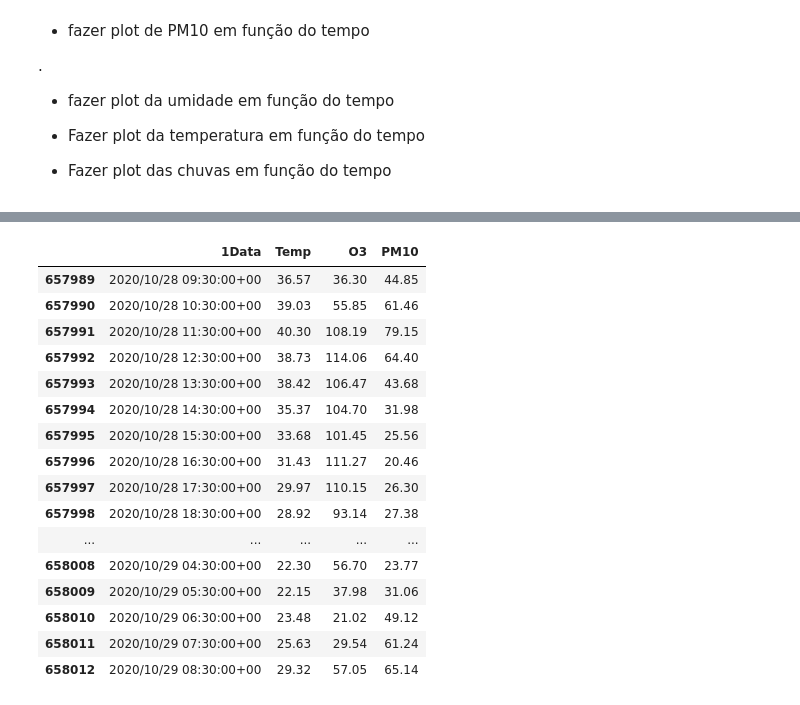
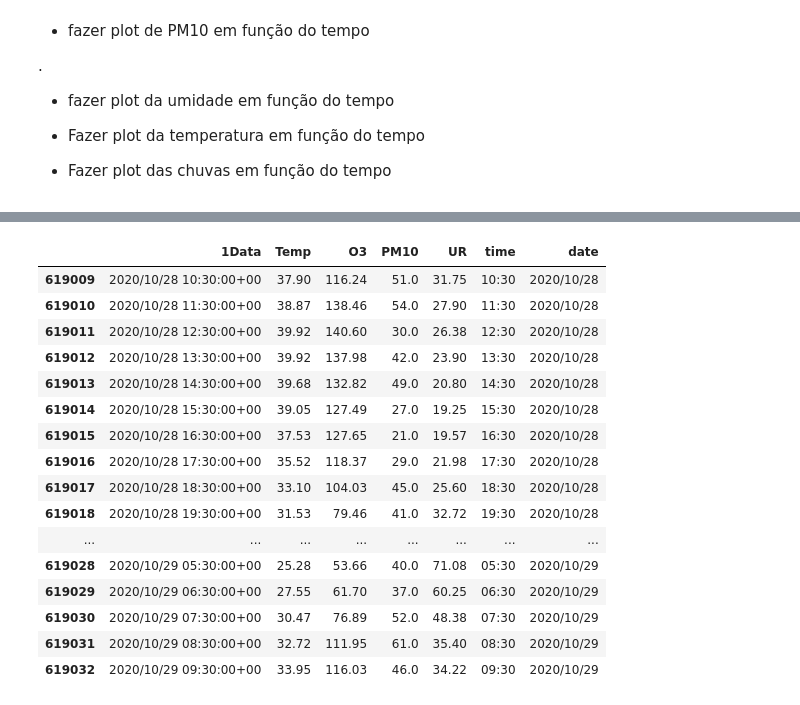
Before and after one commit to KeithFabre/analytica-process, a Jupyter notebook: data_analysis/analysis_pt_br.ipynb, the cells around one changed output, grey strips where cells are left out. Saved outputs shown, nothing was run; the diff lists cells and outputs as text; code cells hidden in the pictures.

```diff
--- a/data_analysis/analysis_pt_br.ipynb
+++ b/data_analysis/analysis_pt_br.ipynb
@@ -129,18 +96,18 @@ tijuca
 # %%
 def getTime(date_time):
     r = '[0-9]{2}:[0-9]{2}'
-    time = re.match(r, date_time)
+    time = re.search(r, date_time)
 
-    return time
+    return str(time.group(0))
 
 def getDate(date_time):
     r = '[0-9]{4}[\/][0-9]{2}[\/][0-9]{2}'
-    date = re.match(r,date_time)
+    date = re.search(r,date_time)
 
-    return date
+    return str(date.group(0))
 
 # adjust so they end on the same time
-def adjustDateTime(df, date_time=None):
+def adjustDateTime(df, date_time):
 
     # beggining index
     idx_start = df.index.values[0]
@@ -156,24 +123,38 @@ def adjustDateTime(df, date_time=None):
 
     # stop after last date_time
     return df.truncate(before=idx_start, after=idx_end)
+
+# create columns for date and time
+def setDateTime(df):
+    df['time'] = '-'
+    df['date'] = '-'
+
+    for index, row in df.iterrows():
+        df['time'][index] = getTime(row['1Data'])
+        df['date'][index] = getDate(row['1Data'])
+
+    return df
 # %%
 # date to adjust the others
 date_time = copa.tail(1)['1Data'].iloc[0]
 
 sc = adjustDateTime(sao_crist, date_time)                         # stoped at 2021/03/31
-sao_crist_24h = sc[['1Data', 'Temp', 'O3', 'PM10']].tail(24)
+sao_crist_24h = sc[['1Data', 'Temp', 'O3', 'PM10', 'UR']].tail(24)
+setDateTime(sao_crist_24h)
 
 # reference: last measurement
-copa_24h      = copa[['1Data', 'Temp', 'O3', 'PM10']].tail(24)     # stops at 2020/10/29
+copa_24h      = copa[['1Data', 'Temp', 'O3', 'PM10', 'UR']].tail(24)     # stops at 2020/10/29
+setDateTime(copa_24h)
 
 t = adjustDateTime(tijuca, date_time)                             # stoped at 2021/03/31
-tijuca_24h    = t[['1Data', 'Temp', 'O3', 'PM10']].tail(24)
+tijuca_24h    = t[['1Data', 'Temp', 'O3', 'PM10', 'UR']].tail(24)
+setDateTime(tijuca_24h)
 
 i = adjustDateTime(iraja, date_time)                              # stoped at 2021/03/31
-iraja_24h     = i[['1Data', 'Temp', 'O3', 'PM10']].tail(24)
+iraja_24h     = i[['1Data', 'Temp', 'O3', 'PM10', 'UR']].tail(24)
+setDateTime(iraja_24h)
 
 b = adjustDateTime(bangu, date_time)                           # stoped at 2021/03/01
-bangu_24h     = b[['1Data', 'Temp', 'O3', 'PM10']].tail(24)     # stoped at 2021/03/01
-
-tijuca_24h
+bangu_24h     = b[['1Data', 'Temp', 'O3', 'PM10', 'UR']].tail(24)     # stoped at 2021/03/01
+setDateTime(bangu_24h)
 # %% [output]
@@ -180,17 +178,17 @@ tijuca_24h
-|  | 1Data | Temp | O3 | PM10 |
-| 657989 | 2020/10/28 09:30:00+00 | 36.57 | 36.30 | 44.85 |
-| 657990 | 2020/10/28 10:30:00+00 | 39.03 | 55.85 | 61.46 |
-| 657991 | 2020/10/28 11:30:00+00 | 40.30 | 108.19 | 79.15 |
-| 657992 | 2020/10/28 12:30:00+00 | 38.73 | 114.06 | 64.40 |
-| 657993 | 2020/10/28 13:30:00+00 | 38.42 | 106.47 | 43.68 |
-| 657994 | 2020/10/28 14:30:00+00 | 35.37 | 104.70 | 31.98 |
-| 657995 | 2020/10/28 15:30:00+00 | 33.68 | 101.45 | 25.56 |
-| 657996 | 2020/10/28 16:30:00+00 | 31.43 | 111.27 | 20.46 |
-| 657997 | 2020/10/28 17:30:00+00 | 29.97 | 110.15 | 26.30 |
-| 657998 | 2020/10/28 18:30:00+00 | 28.92 | 93.14 | 27.38 |
-| ... | ... | ... | ... | ... |
-| 658008 | 2020/10/29 04:30:00+00 | 22.30 | 56.70 | 23.77 |
-| 658009 | 2020/10/29 05:30:00+00 | 22.15 | 37.98 | 31.06 |
-| 658010 | 2020/10/29 06:30:00+00 | 23.48 | 21.02 | 49.12 |
-| 658011 | 2020/10/29 07:30:00+00 | 25.63 | 29.54 | 61.24 |
-| 658012 | 2020/10/29 08:30:00+00 | 29.32 | 57.05 | 65.14 |
+|  | 1Data | Temp | O3 | PM10 | UR | time | date |
+| 619009 | 2020/10/28 10:30:00+00 | 37.90 | 116.24 | 51.0 | 31.75 | 10:30 | 2020/10/28 |
+| 619010 | 2020/10/28 11:30:00+00 | 38.87 | 138.46 | 54.0 | 27.90 | 11:30 | 2020/10/28 |
+| 619011 | 2020/10/28 12:30:00+00 | 39.92 | 140.60 | 30.0 | 26.38 | 12:30 | 2020/10/28 |
+| 619012 | 2020/10/28 13:30:00+00 | 39.92 | 137.98 | 42.0 | 23.90 | 13:30 | 2020/10/28 |
+| 619013 | 2020/10/28 14:30:00+00 | 39.68 | 132.82 | 49.0 | 20.80 | 14:30 | 2020/10/28 |
+| 619014 | 2020/10/28 15:30:00+00 | 39.05 | 127.49 | 27.0 | 19.25 | 15:30 | 2020/10/28 |
+| 619015 | 2020/10/28 16:30:00+00 | 37.53 | 127.65 | 21.0 | 19.57 | 16:30 | 2020/10/28 |
+| 619016 | 2020/10/28 17:30:00+00 | 35.52 | 118.37 | 29.0 | 21.98 | 17:30 | 2020/10/28 |
+| 619017 | 2020/10/28 18:30:00+00 | 33.10 | 104.03 | 45.0 | 25.60 | 18:30 | 2020/10/28 |
+| 619018 | 2020/10/28 19:30:00+00 | 31.53 | 79.46 | 41.0 | 32.72 | 19:30 | 2020/10/28 |
+| ... | ... | ... | ... | ... | ... | ... | ... |
+| 619028 | 2020/10/29 05:30:00+00 | 25.28 | 53.66 | 40.0 | 71.08 | 05:30 | 2020/10/29 |
+| 619029 | 2020/10/29 06:30:00+00 | 27.55 | 61.70 | 37.0 | 60.25 | 06:30 | 2020/10/29 |
+| 619030 | 2020/10/29 07:30:00+00 | 30.47 | 76.89 | 52.0 | 48.38 | 07:30 | 2020/10/29 |
+| 619031 | 2020/10/29 08:30:00+00 | 32.72 | 111.95 | 61.0 | 35.40 | 08:30 | 2020/10/29 |
+| 619032 | 2020/10/29 09:30:00+00 | 33.95 | 116.03 | 46.0 | 34.22 | 09:30 | 2020/10/29 |
```
Also changed, not shown: parts of 12 cells of this notebook.
